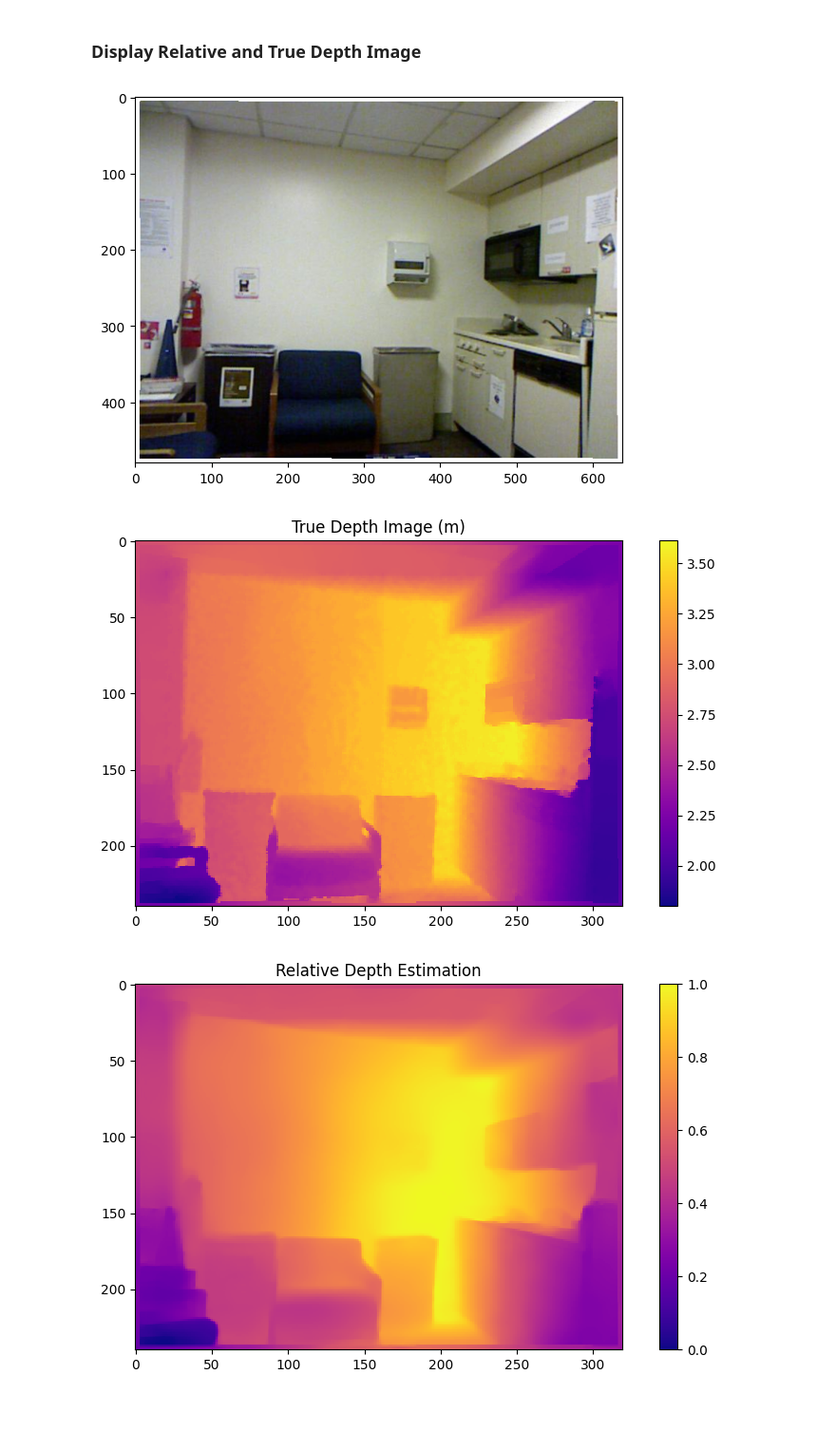
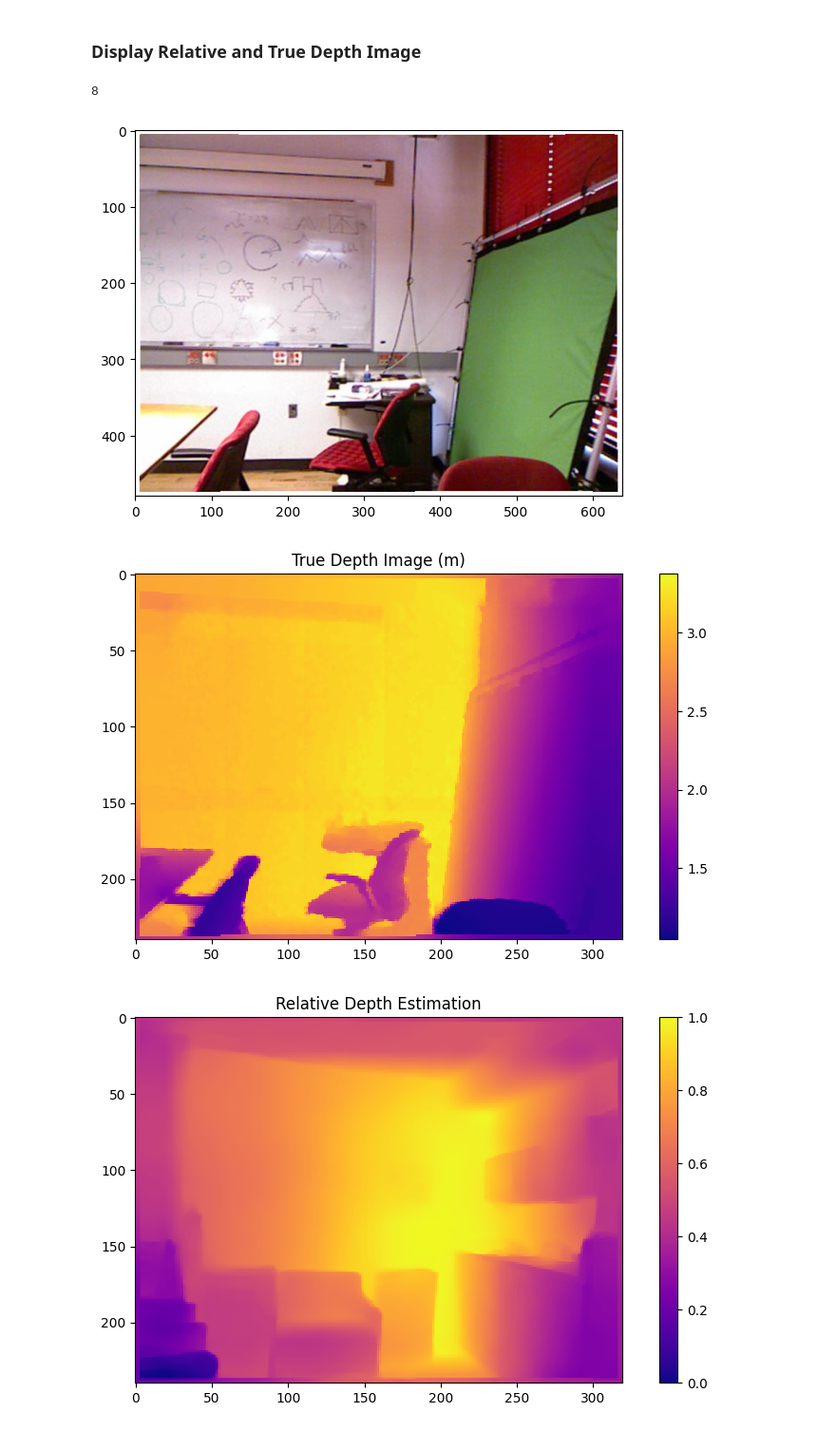
Before and after one commit to henrykaus/monocular-depth-estimation, a Jupyter notebook: notebook.ipynb, the cells around one changed output. Shown at 95% size. Cells and saved outputs as stored; diff of their text form; code cells hidden in the pictures.

Commit message:
fixed similar_images

```diff
--- a/notebook.ipynb
+++ b/notebook.ipynb
@@ -194,21 +196,23 @@ def get_similar_images(index: int):
 ### Display Relative and True Depth Image
 # %%
 # Normal Image'ArithmeticError
-image_index = 5
+image_index = 40
 reference_image = get_rgb(image_index)
 display_rgb(reference_image)
 similar_images = get_similar_images(image_index)
+print(len(similar_images))
 if(len(similar_images) > 1):
     test_image = similar_images.pop(len(similar_images)-1)
 # %% [output]
+8
-[figure, old version]
+[figure, new version]
 # %%
 # Display Ground-Truth Image
 
 true_depth_image = get_ground_truth(image_index)
 display_depth(true_depth_image, "True Depth Image (m)")
 # %% [output]
-[figure, old version]
+[figure, new version]
 # %%
 # Display Predicted Image
 predicted_image = normalize_image(np.asarray(outputs[0]))
```
Also changed, not shown: parts of 3 cells of this notebook.
